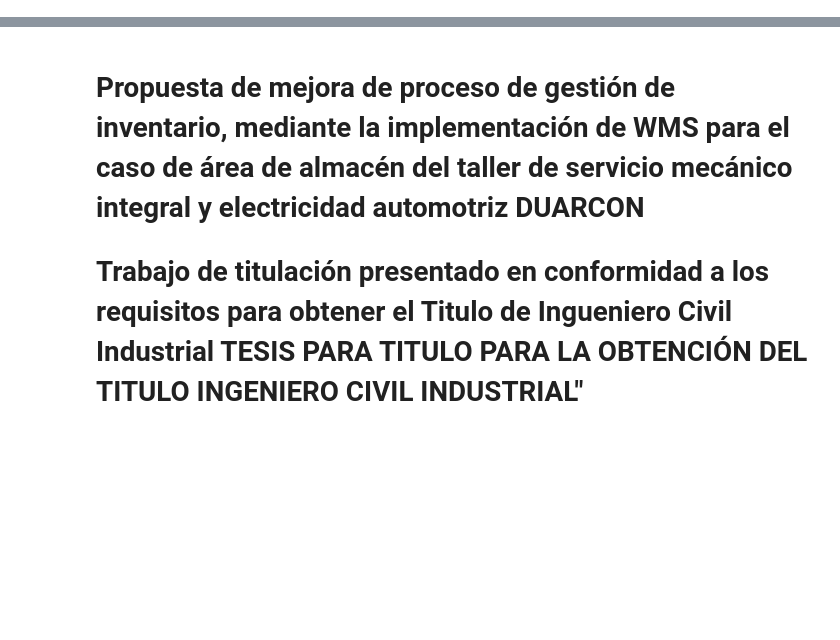
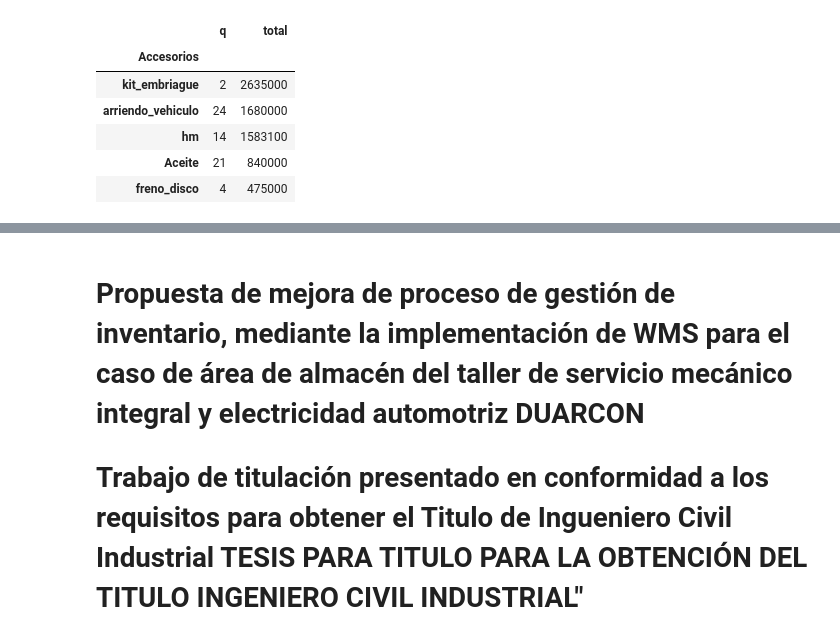
Before and after one commit to kiefer1up/tesis, a Jupyter notebook: tesis.ipynb, the cells around one changed output, grey strips where cells are left out. Saved outputs shown, nothing was run; the diff lists cells and outputs as text; code cells hidden in the pictures; blank space fills up the shorter version.

```diff
--- a/tesis.ipynb
+++ b/tesis.ipynb
@@ -19,0 +54,14 @@ KeyError: 'name'
+# %%
+o= pareto_df[['Accesorios','q','total']]
+frec= o.groupby(['Accesorios']).sum()
+frec_df=pd.DataFrame(frec)
+frec_df=frec_df.sort_values(by='total', ascending=False)
+frec_df.head()
+# %% [output]
+|  | q | total |
+| Accesorios |  |  |
+| kit_embriague | 2 | 2635000 |
+| arriendo_vehiculo | 24 | 1680000 |
+| hm | 14 | 1583100 |
+| Aceite | 21 | 840000 |
+| freno_disco | 4 | 475000 |
```
Also changed, not shown: parts of 8 cells of this notebook, 2 other files.
